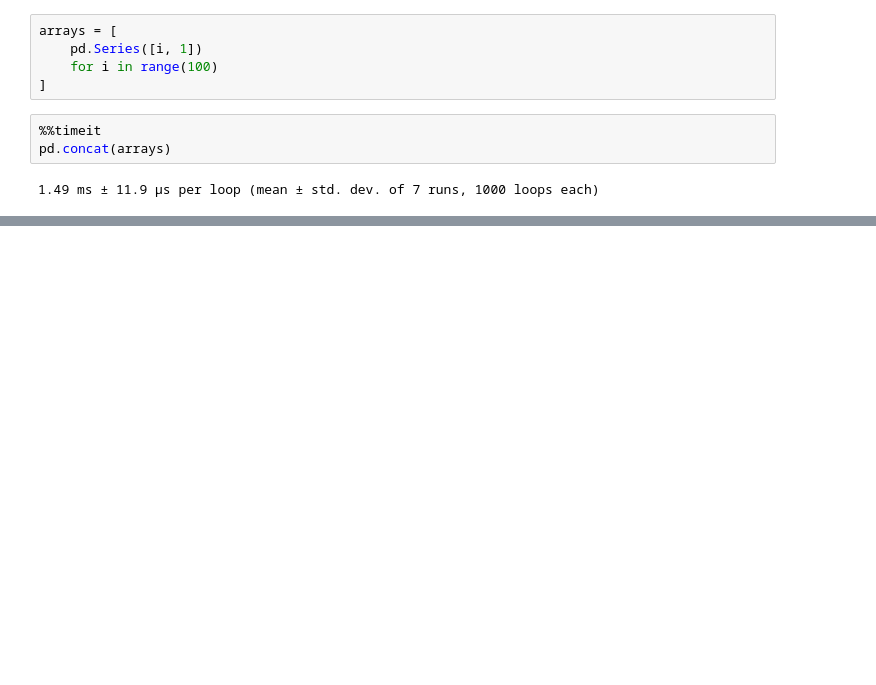
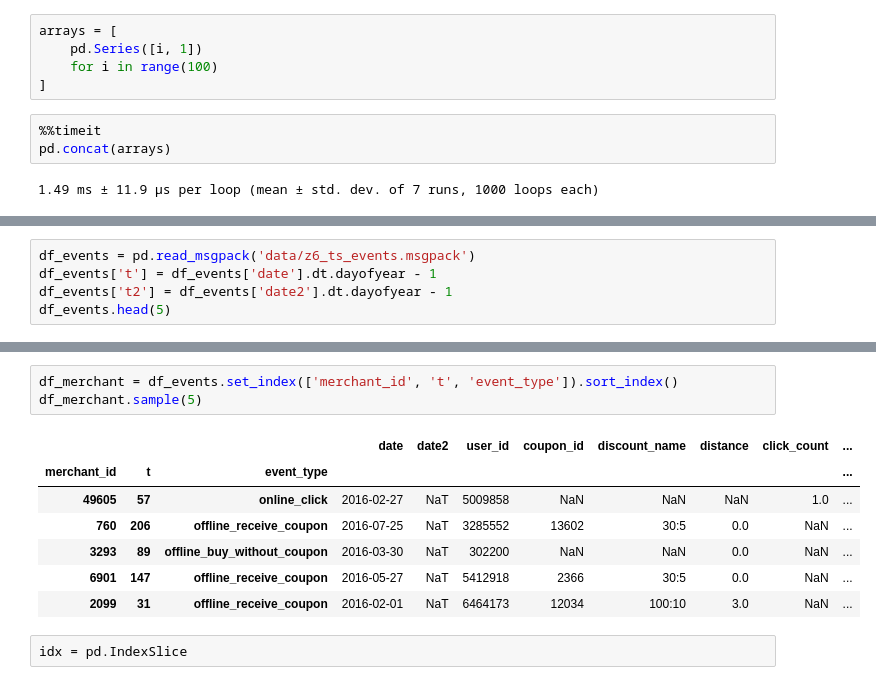
Before and after one commit to guyskk/tianchi-o2o-coupon-usage-predict, a Jupyter notebook: ts_spark.ipynb, the cells around one changed output, grey strips where cells are left out. Drawn from its saved outputs; the diff is of its cells as text; blank space fills up the shorter version.

```diff
--- a/ts_spark.ipynb
+++ b/ts_spark.ipynb
@@ -259,0 +338,5 @@ pd.Timestamp('2016-01-05').dayofyear
+# %%
+df_events = pd.read_msgpack('data/z6_ts_events.msgpack')
+df_events['t'] = df_events['date'].dt.dayofyear - 1
+df_events['t2'] = df_events['date2'].dt.dayofyear - 1
+df_events.head(5)
@@ -259,0 +350,13 @@ pd.Timestamp('2016-01-05').dayofyear
+# %%
+df_merchant = df_events.set_index(['merchant_id', 't', 'event_type']).sort_index()
+df_merchant.sample(5)
+# %% [output]
+|  |  |  | date | date2 | user_id | coupon_id | discount_name | distance | click_count | ... |
+| merchant_id | t | event_type |  |  |  |  |  |  |  | ... |
+| 49605 | 57 | online_click | 2016-02-27 | NaT | 5009858 | NaN | NaN | NaN | 1.0 | ... |
+| 760 | 206 | offline_receive_coupon | 2016-07-25 | NaT | 3285552 | 13602 | 30:5 | 0.0 | NaN | ... |
+| 3293 | 89 | offline_buy_without_coupon | 2016-03-30 | NaT | 302200 | NaN | NaN | 0.0 | NaN | ... |
+| 6901 | 147 | offline_receive_coupon | 2016-05-27 | NaT | 5412918 | 2366 | 30:5 | 0.0 | NaN | ... |
+| 2099 | 31 | offline_receive_coupon | 2016-02-01 | NaT | 6464173 | 12034 | 100:10 | 3.0 | NaN | ... |
+# %%
+idx = pd.IndexSlice
```
Also changed, not shown: parts of 21 cells of this notebook, 1 other file.
